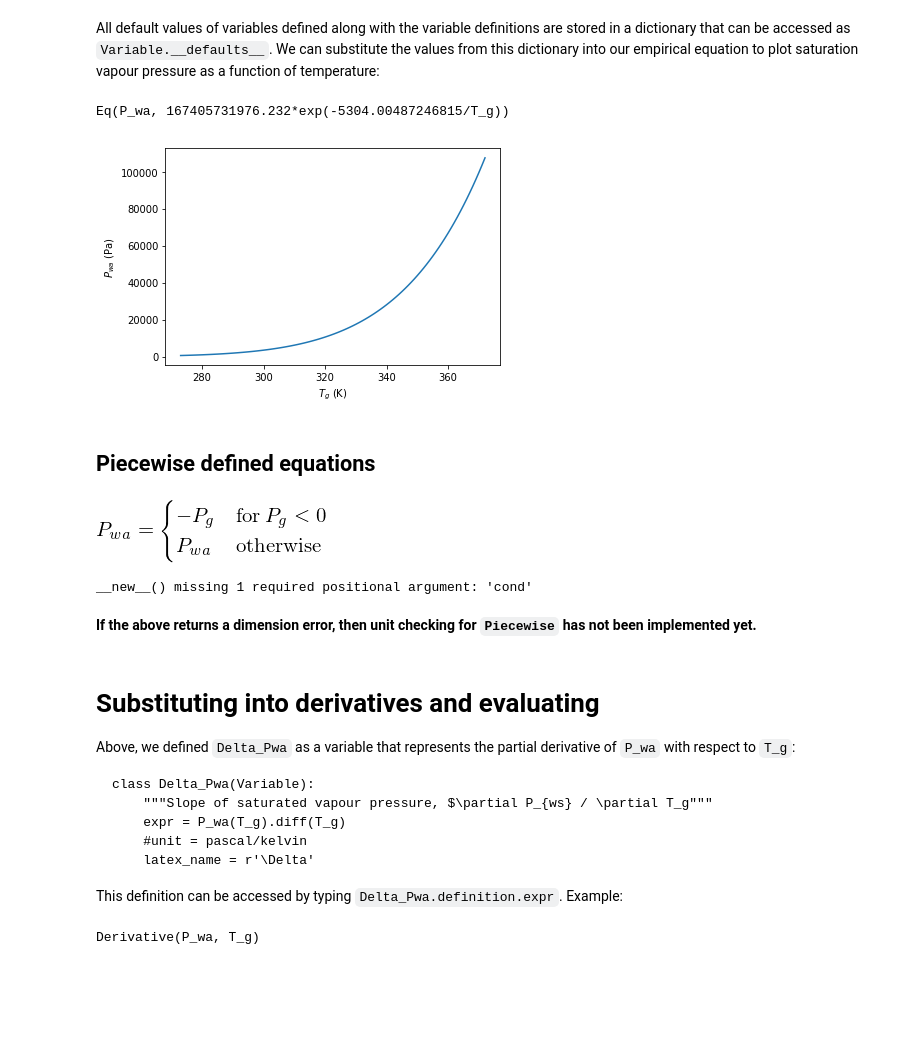
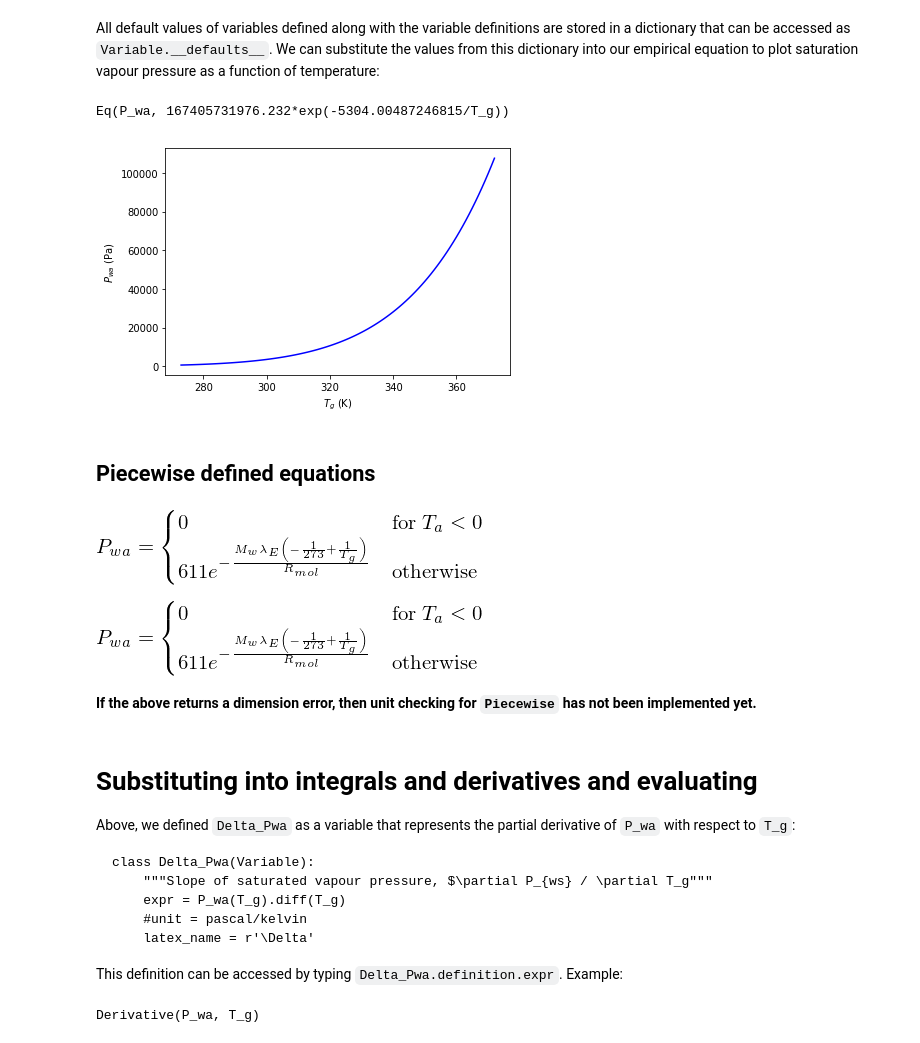
Before and after one commit to schymans/ESSM_jupyter_examples, a Jupyter notebook: api_documentation_master.ipynb, the cells around one changed output. Drawn from its saved outputs; the diff is of its cells as text; code cells hidden in the pictures; blank space fills up the shorter version.

Commit message:
Re-structure api_documentation_master and add Integral.

````diff
--- a/api_documentation_master.ipynb
+++ b/api_documentation_master.ipynb
@@ -361,32 +551,32 @@ def plot_expr(expr, xvar, yvar, xmin, xmax, clf=True):
 expr = eq_Pwa_CC.subs(Variable.__defaults__)
 print(expr)
 xvar = T_g
-plot_expr(expr.rhs, T_g, P_wa, 273, 373)
+p = plot_expr2((xvar, 273, 373), expr)
 # %% [output]
 Eq(P_wa, 167405731976.232*exp(-5304.00487246815/T_g))
-[figure, old version]
+[figure, new version]
 # %% [markdown]
 ## Piecewise defined equations
 # %%
 from sympy import Piecewise
-expr = Eq(P_wa, Piecewise((-P_g, P_g < 0), (P_wa, P_g >= 0)))
+expr = Eq(P_wa, Piecewise((0, T_a < 0), (eq_Pwa_CC.rhs, T_a >= 0)))
 expr
 # %% [output]
-[figure, old version]
+[figure, new version]
 # %%
 try:
     class eq1(Equation):
          """Test"""
-         expr = Eq(P_wa, Piecewise((-P_g, P_g < 0), (P_wa, P_g >= 0)))
+         expr = Eq(P_wa, Piecewise((0, T_a < 0), (eq_Pwa_CC.rhs, T_a >= 0)))
     display(eq1)
 except Exception as e1:
     print(e1)
 # %% [output]
-__new__() missing 1 required positional argument: 'cond'
+[figure, added]
 # %% [markdown]
 **If the above returns a dimension error, then unit checking for `Piecewise` has not been implemented yet.**
 # %% [markdown]
-# Substituting into derivatives and evaluating
+# Substituting into integrals and derivatives and evaluating
 Above, we defined `Delta_Pwa` as a variable that represents the partial derivative of `P_wa` with respect to `T_g`:
 ```
 class Delta_Pwa(Variable):
````
Also changed, not shown: parts of 35 cells of this notebook.
